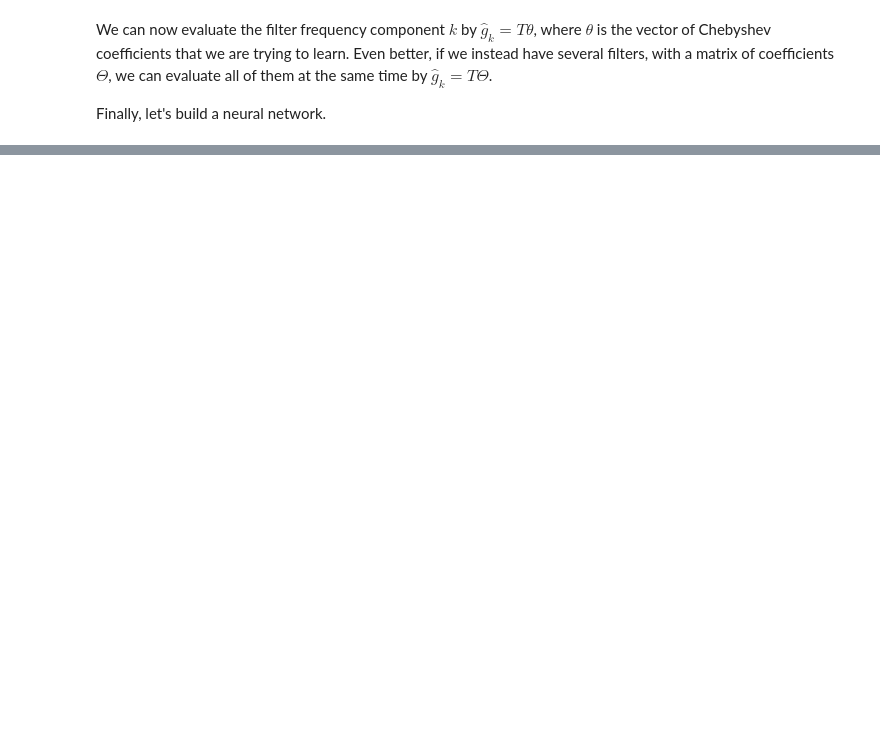
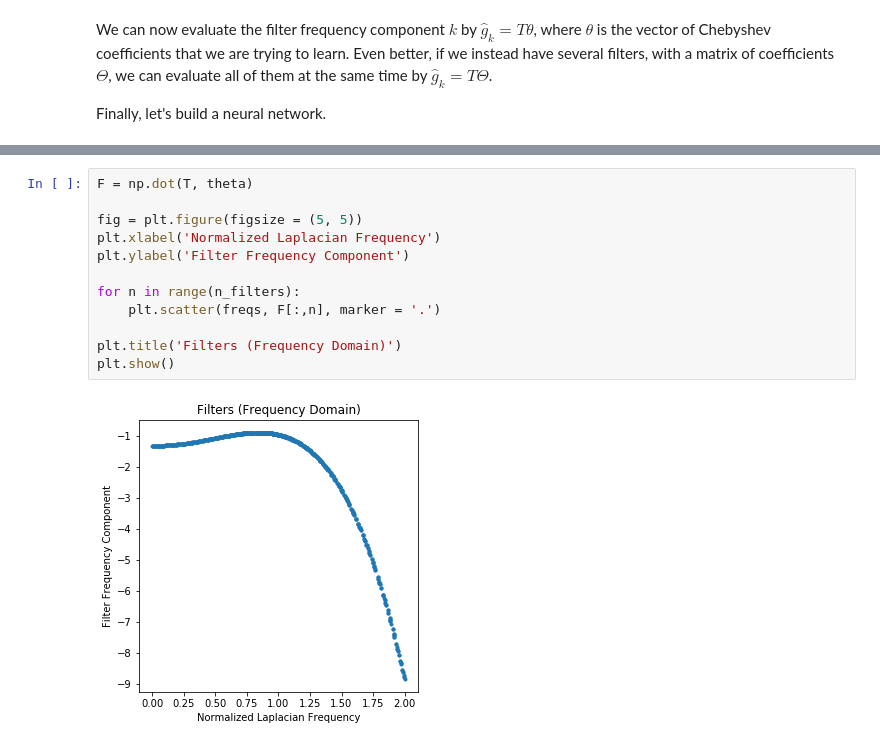
Before and after one commit to MinhTranCA/graph-similarity-1, a Jupyter notebook: notebooks/Handwritten Digits.ipynb, the cells around one changed output, grey strips where cells are left out. Cells and saved outputs as stored; diff of their text form; blank space fills up the shorter version.

```diff
--- a/notebooks/Handwritten Digits.ipynb
+++ b/notebooks/Handwritten Digits.ipynb
@@ -331,3 +342,17 @@ INFO:tensorflow:Loss for final step: 0.0395568.
+# %%
+F = np.dot(T, theta)
+
+fig = plt.figure(figsize = (5, 5))
+plt.xlabel('Normalized Laplacian Frequency')
+plt.ylabel('Filter Frequency Component')
+
+for n in range(n_filters):
+    plt.scatter(freqs, F[:,n], marker = '.')
+
+plt.title('Filters (Frequency Domain)')
+plt.show()
+# %% [output]
+[figure, added]
 # %%
 predict_input_fn = tf.estimator.inputs.numpy_input_fn(
     x = {'img': data_cols[:10000,:]},
```
Also changed, not shown: parts of 13 cells of this notebook, 2 other files.
